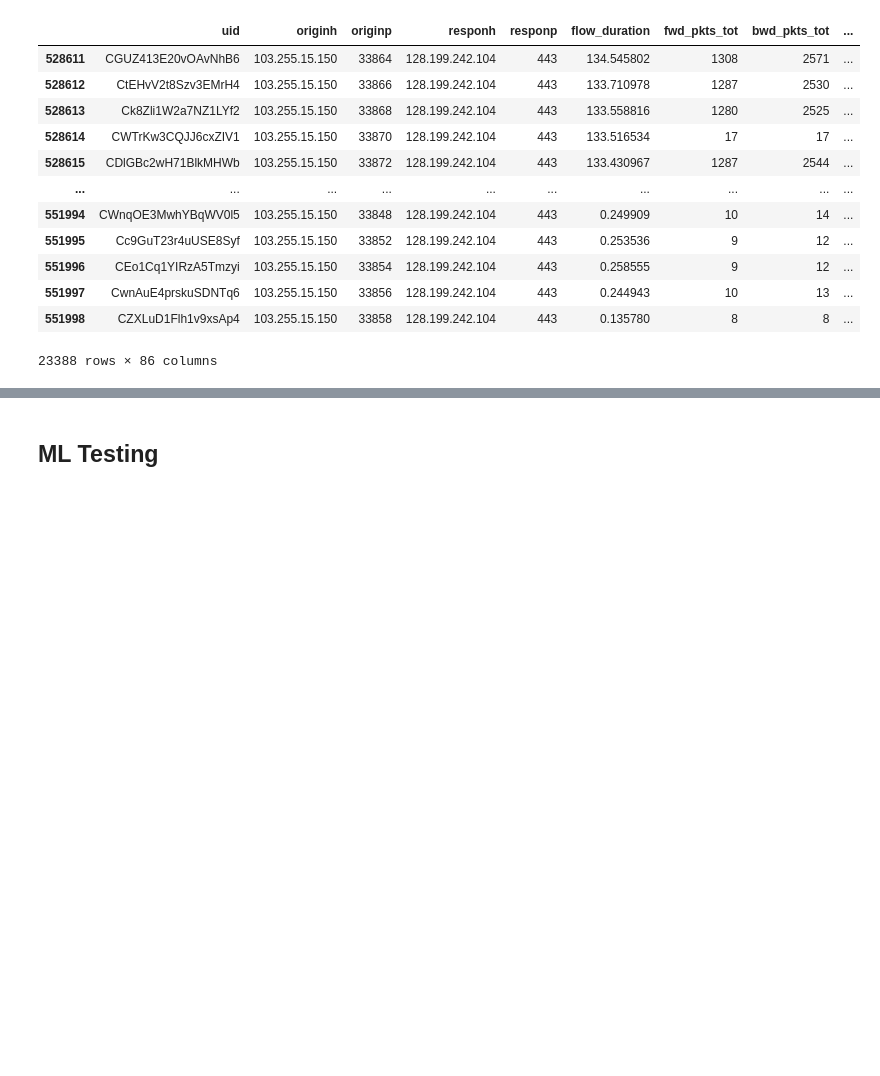
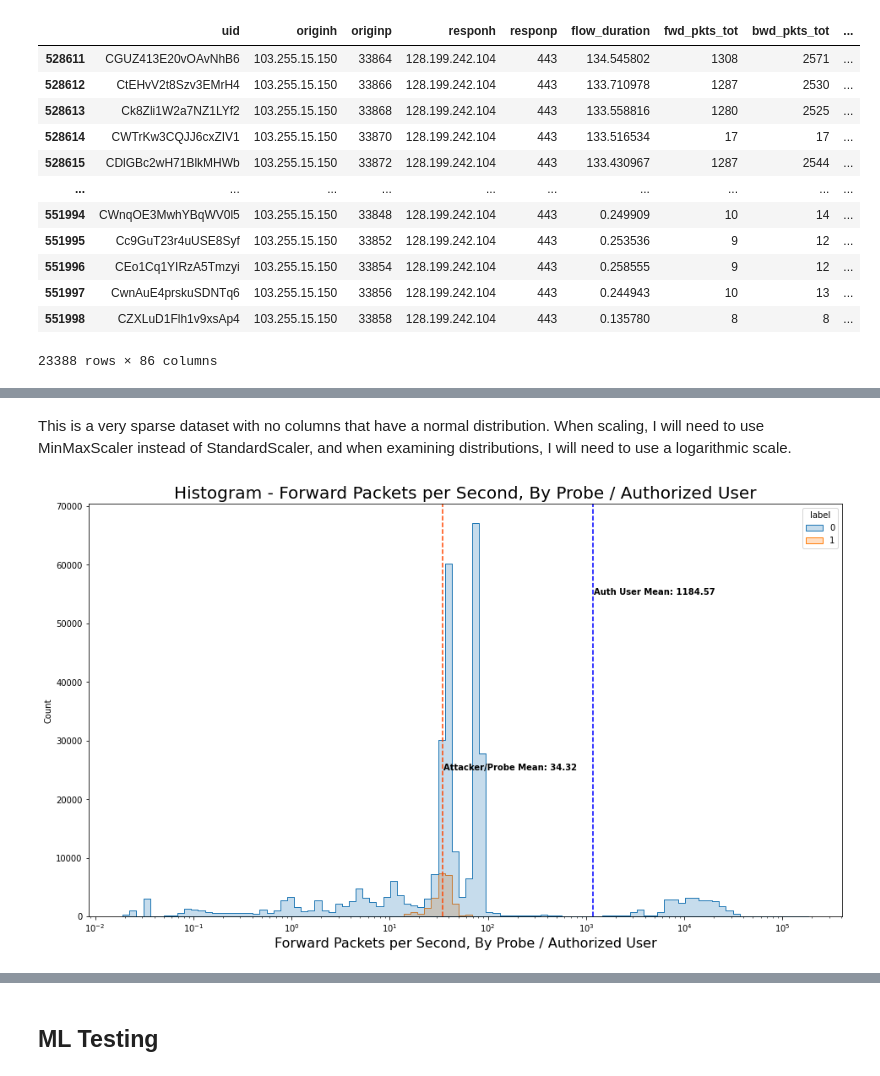
Before and after one commit to linjoshua882/deep-learning-cybersecurity-intrusion-detection, a Jupyter notebook: code.ipynb, the cells around one changed output, grey strips where cells are left out. Cells and saved outputs as stored; diff of their text form; code cells hidden in the pictures; blank space fills up the shorter version.

```diff
--- a/code.ipynb
+++ b/code.ipynb
@@ -345,0 +179,35 @@ y = df['Label']
+# %% [markdown]
+This is a very sparse dataset with no columns that have a normal distribution. When scaling, I will need to use MinMaxScaler instead of StandardScaler, and when examining distributions, I will need to use a logarithmic scale.
+# %%
+plt.figure(figsize=(16,9))
+plt.title('Histogram - Forward Packets per Second, By Probe / Authorized User', fontsize=20)
+plt.xlabel('Forward Packets per Second, By Probe / Authorized User', fontsize=16)
+
+auth_user_fp_mean = df_kbest.groupby('label')['fwd_pkts_per_sec'].mean()[0]
+attacker_fp_mean = df_kbest.groupby('label')['fwd_pkts_per_sec'].mean()[1]
+
+# Auth User Mean Line
+plt.axvline(
+    auth_user_fp_mean,
+    c='blue',
+    ls='--')
+plt.text(
+    auth_user_fp_mean + 2,
+    55000,
+    f'Auth User Mean: {round(auth_user_fp_mean, 2)}',
+    weight='bold')
+
+# Attacker Mean Line
+plt.axvline(
+    attacker_fp_mean,
+    c='orangered',
+    ls='--')
+plt.text(
+    attacker_fp_mean + 1,
+    25000,
+    f'Attacker/Probe Mean: {round(attacker_fp_mean, 2)}',
+    weight='bold')
+
+sns.histplot(df_kbest[df_kbest['fwd_pkts_per_sec'] > 0], x='fwd_pkts_per_sec', hue='label', element='step', log_scale=True, bins=100);
+# %% [output]
+[figure, added]
```
Also changed, not shown: parts of 49 cells of this notebook, 1 other file.
